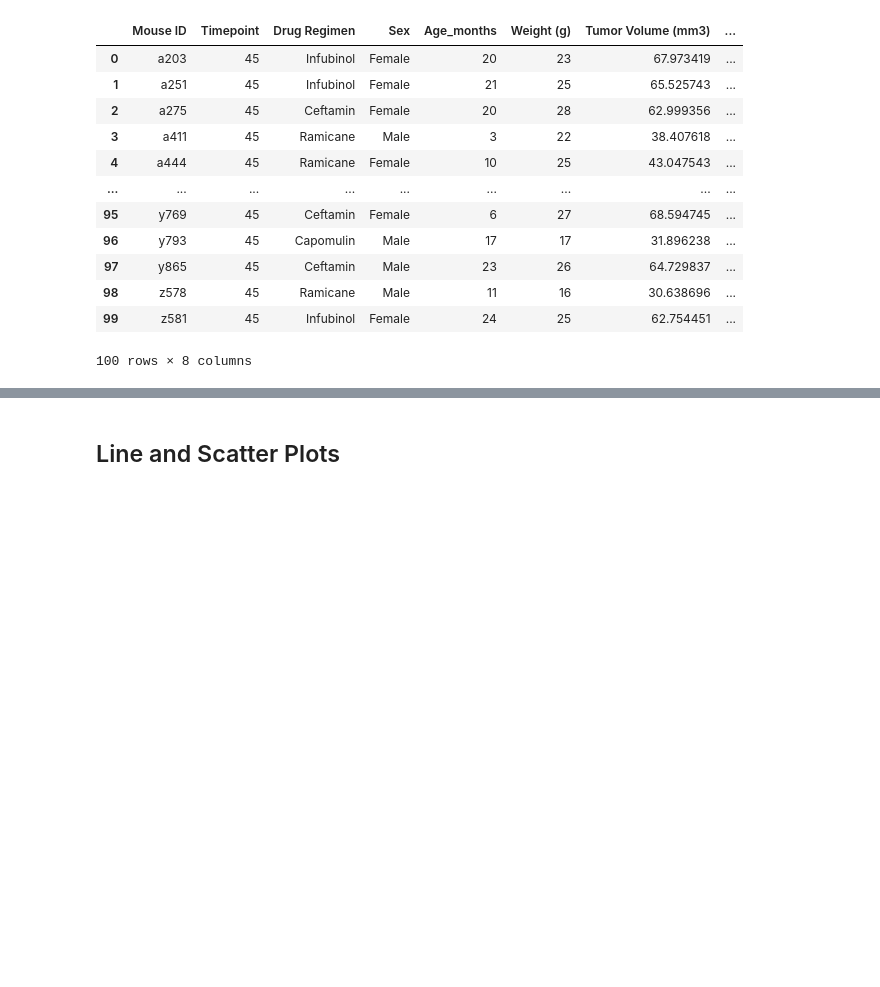
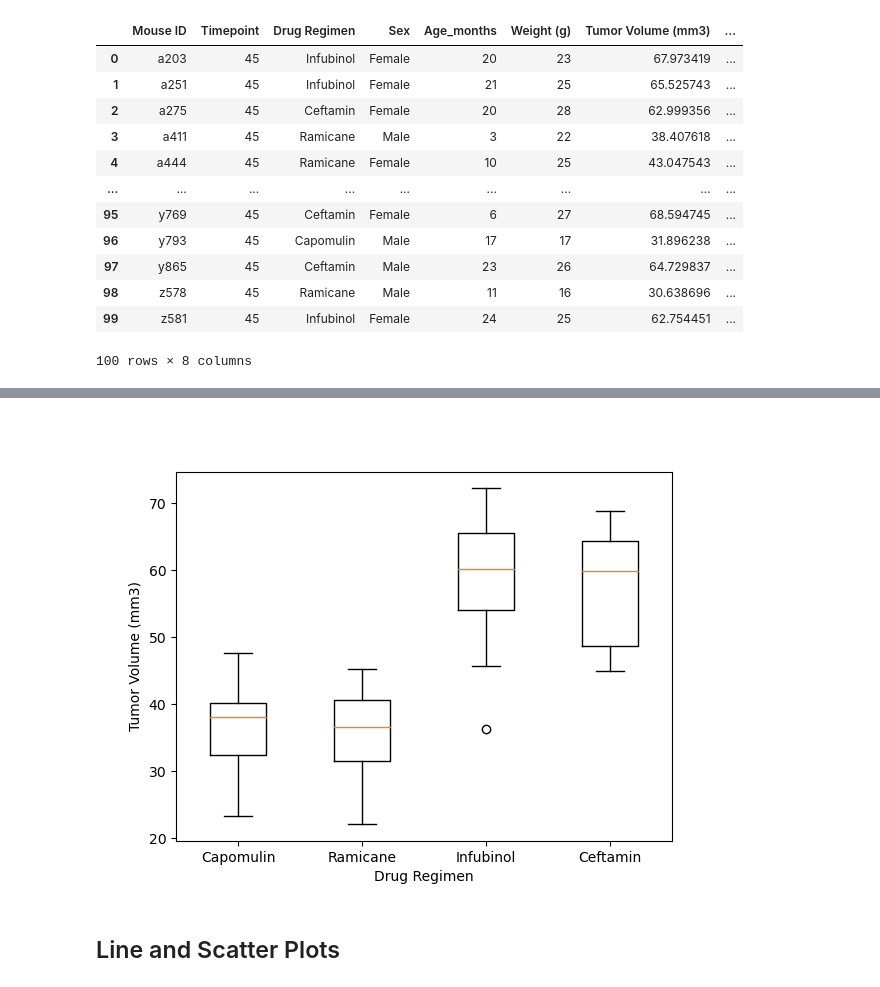
Before and after one commit to JAld3r/visual-challenge, a Jupyter notebook: pymaceuticals.ipynb, the cells around one changed output, grey strips where cells are left out. Cells and saved outputs as stored; diff of their text form; code cells hidden in the pictures; blank space fills up the shorter version.

Commit message:
visual challenge

```diff
--- a/pymaceuticals.ipynb
+++ b/pymaceuticals.ipynb
@@ -185,8 +183,8 @@ final_drugs = clean_data_df.loc[clean_data_df["Drug Regimen"].isin(['Capomulin',
 timepoint_max_df = final_drugs.groupby("Mouse ID")["Timepoint"].max().reset_index()
 
 # Merge this group df with the original DataFrame to get the tumor volume at the last timepoint
-tumor_last_time = pd.merge(timepoint_max_df,final_drugs, on=["Mouse ID", "Timepoint"], how='left')
-tumor_last_time
+tumor_last_time_df = pd.merge(timepoint_max_df,final_drugs, on=["Mouse ID", "Timepoint"], how='left')
+tumor_last_time_df
 # %% [output]
 |  | Mouse ID | Timepoint | Drug Regimen | Sex | Age_months | Weight (g) | Tumor Volume (mm3) | ... |
 | 0 | a203 | 45 | Infubinol | Female | 20 | 23 | 67.973419 | ... |
@@ -203,18 +201,30 @@ tumor_last_time
 100 rows × 8 columns
 # %%
 # Put treatments into a list for for loop (and later for plot labels)
-
+treatments = ['Capomulin', 'Ramicane','Infubinol','Ceftamin']
 
 # Create empty list to fill with tumor vol data (for plotting)
-
+tumor_vol_data = {}
+for treatment in treatments:
+    tumor_vol_data[treatment] = tumor_last_time_df.loc[tumor_last_time_df["Drug Regimen"] == treatment]["Tumor Volume (mm3)"].tolist()
 
 # Calculate the IQR and quantitatively determine if there are any potential outliers.
-
+quartiles = tumor_last_time_df["Tumor Volume (mm3)"].quantile([.25,.5,.75])
+lowerq = quartiles[0.25]
+upperq = quartiles[0.75]
+iqr = upperq-lowerq
 
     # Locate the rows which contain mice on each drug and get the tumor volumes
+    # add subset
+    # Determine outliers using upper and lower bounds
 
+lower_bound = lowerq - (1.5*iqr)
+upper_bound = upperq - (1.5*iqr)
 
-    # add subset
+outliers = tumor_last_time_df.loc[(tumor_last_time_df['Tumor Volume (mm3)'] < lower_bound) | (tumor_last_time_df['Tumor Volume (mm3)'] > upper_bound)]
 
+# print(f"anything below {lower_bound} could be outliers")
+# print(f"anything above {upper_bound} could be an outlier")
 
-    # Determine outliers using upper and lower bounds
+tumor_vol_data
+# print(outliers)
@@ -221,5 +249,14 @@ tumor_last_time
 # %%
 # Generate a box plot that shows the distrubution of the tumor volume for each treatment group.
+
+fig, ax = plt.subplots()
+ax.boxplot(tumor_vol_data.values())
+ax.set_xticklabels(tumor_vol_data.keys())
+ax.set_xlabel('Drug Regimen')
+ax.set_ylabel('Tumor Volume (mm3)')
+plt.show()
+# %% [output]
+[figure, added]
 # %% [markdown]
 ## Line and Scatter Plots
 # %%
```
Also changed, not shown: parts of 2 cells of this notebook.
